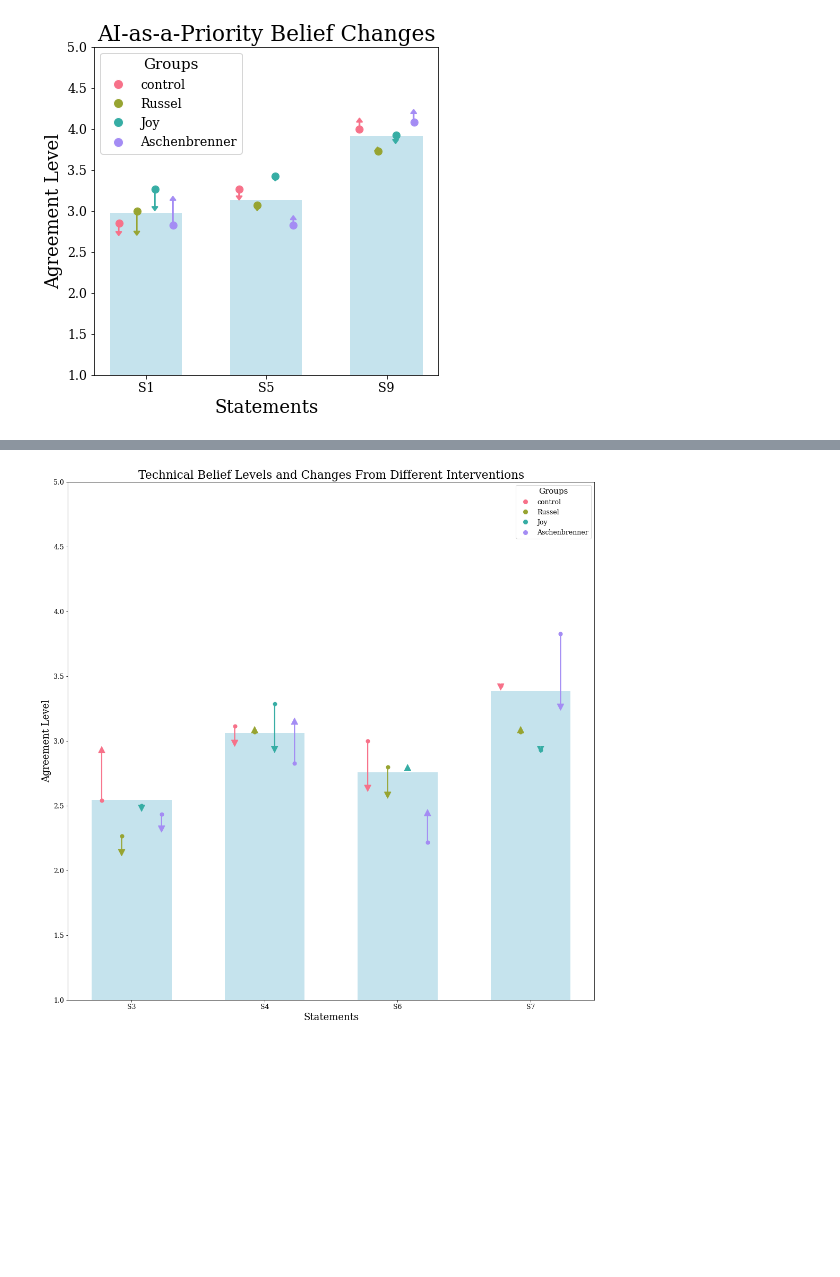
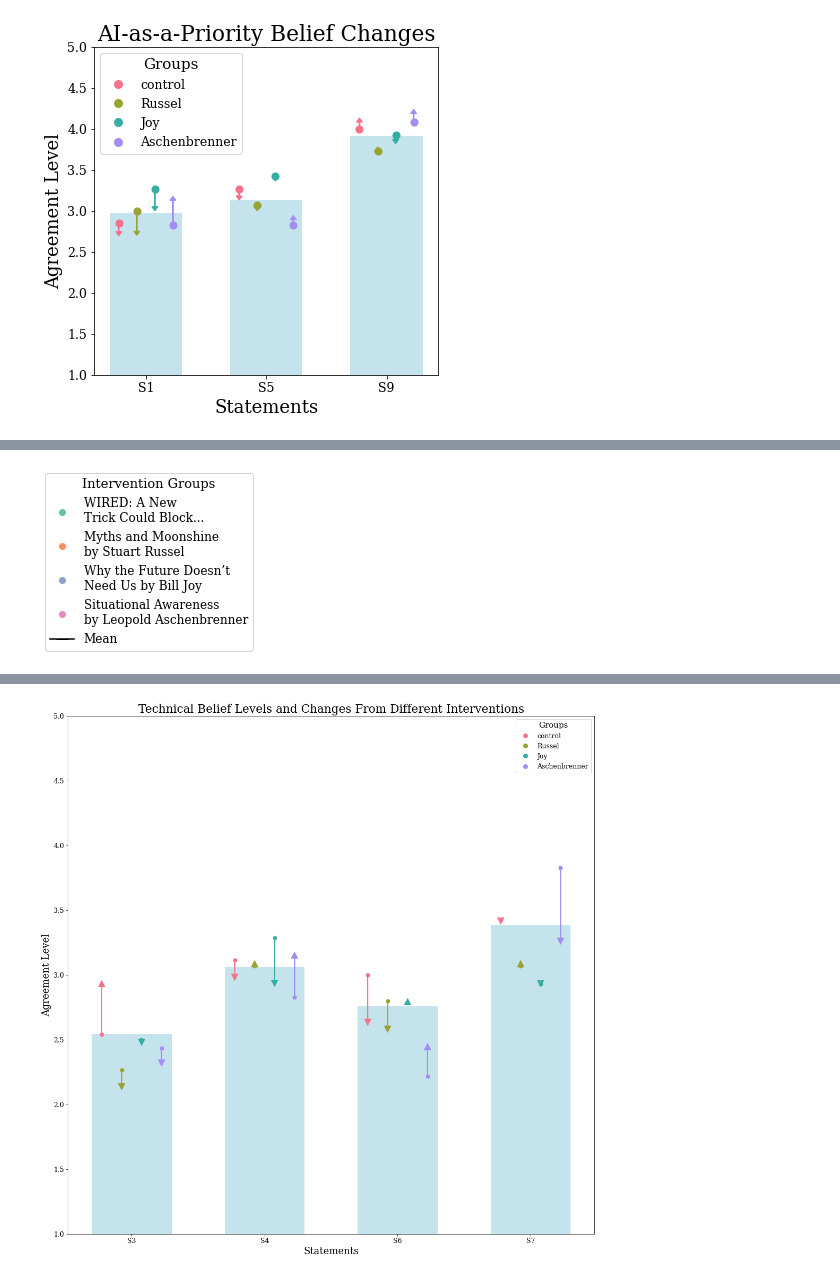
Before and after one commit to sevdeawesome/survey_figures, a Jupyter notebook: intervention_figs/figure_2_updates_by_intervention.ipynb, the cells around one changed output, grey strips where cells are left out. Saved outputs shown, nothing was run; the diff lists cells and outputs as text; code cells hidden in the pictures; blank space fills up the shorter version.

```diff
--- a/intervention_figs/figure_2_updates.ipynb
+++ b/intervention_figs/figure_2_updates_by_intervention.ipynb
@@ -248,0 +395,20 @@ plot_agreement_levels(priority, figure_size=(6,6), pre_means=pre_means, pre_grou
+# %%
+'''
+
+control & WIRED: A New Trick Could Block...\\
+\hline
+Russel & Myths and Moonshine by Stuart Russel\\
+\hline
+Joy & Why the Future Doesn’t Need Us by Bill Joy \\
+\hline
+Asch. & Situational Awareness by Leopold Aschenbrenner\\
+\hline
+
+'''
+
+groups = ['control', 'Russel', 'Joy', 'Aschenbrenner']
+groups = ['WIRED: A New \nTrick Could Block...', 'Myths and Moonshine\nby Stuart Russel', 'Why the Future Doesn’t\nNeed Us by Bill Joy', 'Situational Awareness\nby Leopold Aschenbrenner']
+colors = sns.color_palette("Set2", n_colors=len(groups))
+save_intervention_legend(groups, colors, save_path='figs/intervention_legend.pdf', figure_size=(3, 2))
+# %% [output]
+[figure, added]
```
Also changed, not shown: parts of 3 cells of this notebook, 9 other files.
